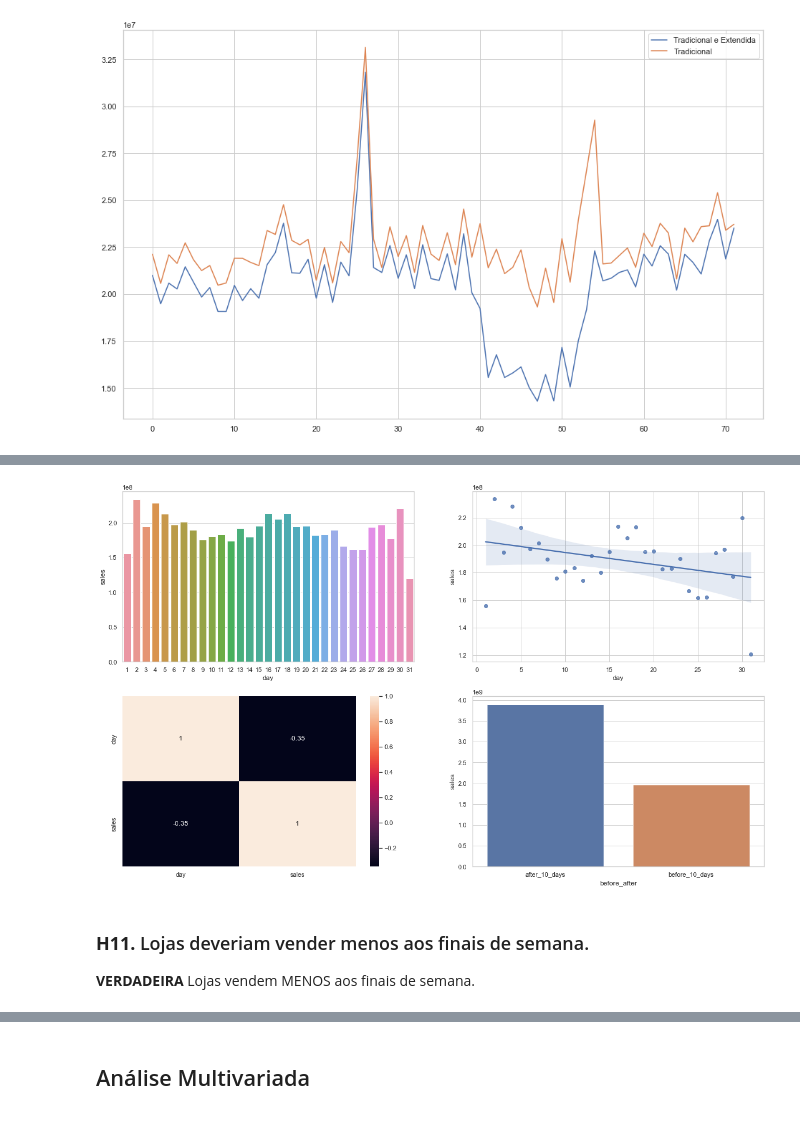
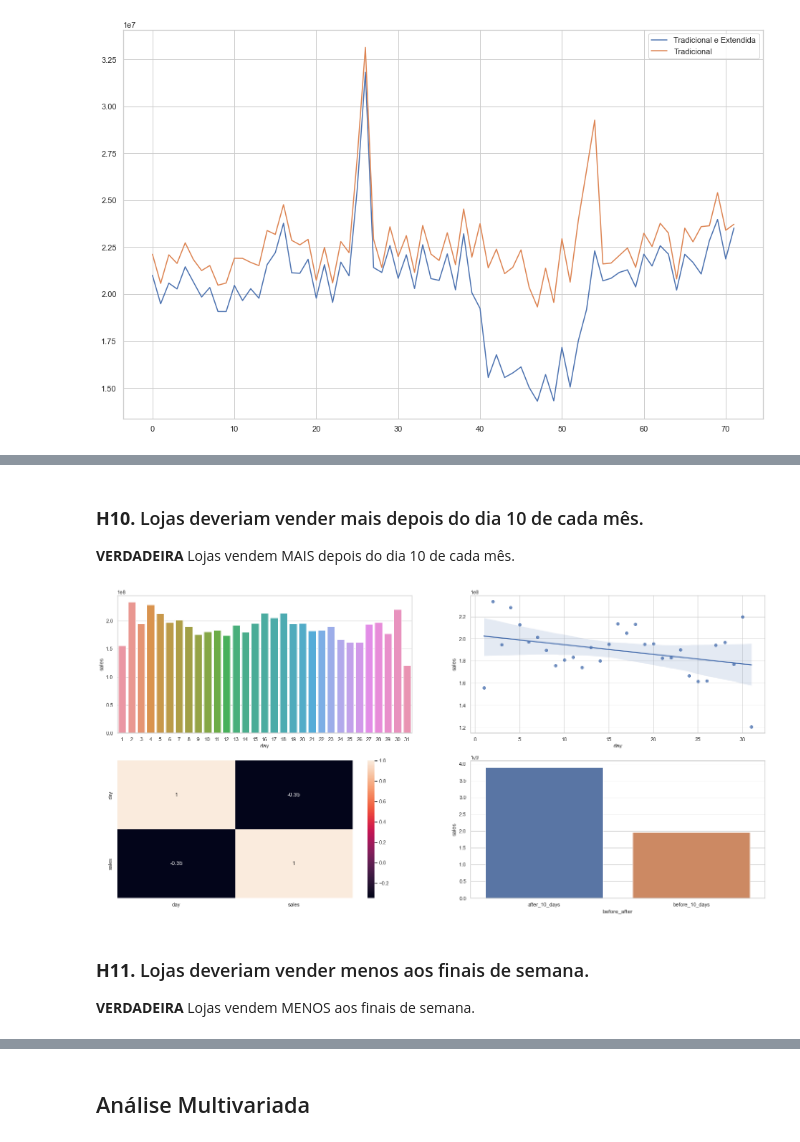
Before and after one commit to ArthurHottgen/test_ds, a Jupyter notebook: m04_v01_store_sales_prediction.ipynb, the cells around one changed output, grey strips where cells are left out. Saved outputs shown, nothing was run; the diff lists cells and outputs as text; code cells hidden in the pictures.

```diff
--- a/m04_v01_store_sales_prediction.ipynb
+++ b/m04_v01_store_sales_prediction.ipynb
@@ -739,25 +766,26 @@ sns.heatmap(aux1.corr(method='pearson'), annot=True); #gráfico de correlação
+# %% [markdown]
+### **H10.** Lojas deveriam vender mais depois do dia 10 de cada mês.
+**VERDADEIRA** Lojas vendem MAIS depois do dia 10 de cada mês.
 # %%
 aux1 = df4[['day', 'sales']].groupby('day').sum().reset_index()
-
-plt.figure(figsize=(20, 12))
 
 plt.subplot(2, 2, 1)
 sns.barplot(x='day', y='sales', data=aux1);
 
 plt.subplot(2, 2, 2)
 sns.regplot(x='day', y='sales', data=aux1); #gráfico de tendência (reglinear)
 
 plt.subplot(2, 2, 3)
 sns.heatmap(aux1.corr(method='pearson'), annot=True); #gráfico de correlação de pearson
 
 plt.subplot(2, 2, 4)
 aux1['before_after'] = aux1['day'].apply(lambda x: 'before_10_days' if x <= 10 else 'after_10_days')
 aux2 = aux1[['before_after', 'sales']].groupby('before_after').sum().reset_index()
 sns.barplot(x='before_after', y='sales', data=aux2);
 # %% [output]
-[figure, old version]
+[figure, new version]
-# %% [markdown]
-### **H11.** Lojas deveriam vender menos aos finais de semana.
-**VERDADEIRA** Lojas vendem MENOS aos finais de semana.
+# %% [markdown]
+### **H11.** Lojas deveriam vender menos aos finais de semana.
+**VERDADEIRA** Lojas vendem MENOS aos finais de semana.
 # %%
 aux1 = df4[['day_of_week', 'sales']].groupby('day_of_week').sum().reset_index()
```
Also changed, not shown: parts of 35 cells of this notebook.
